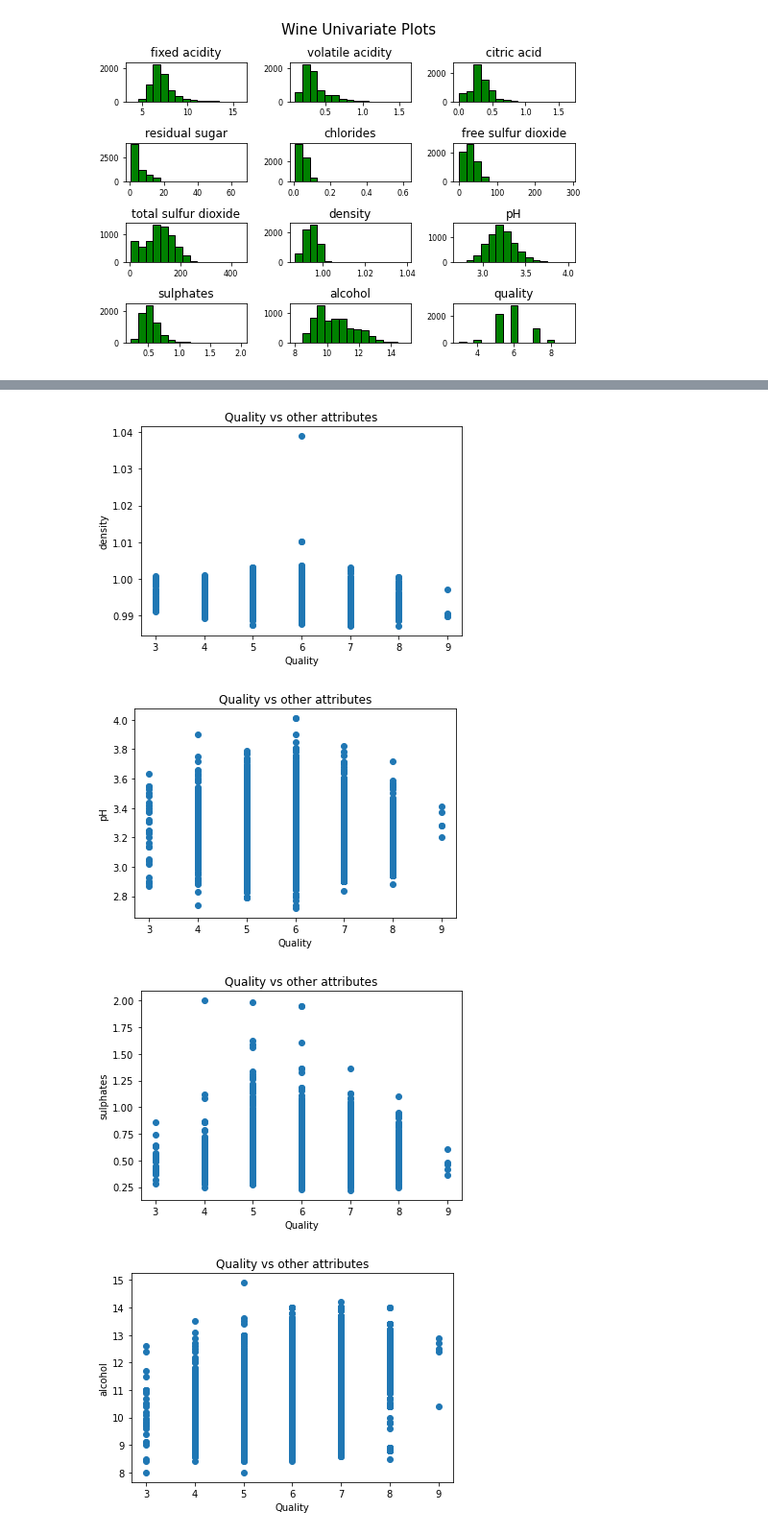
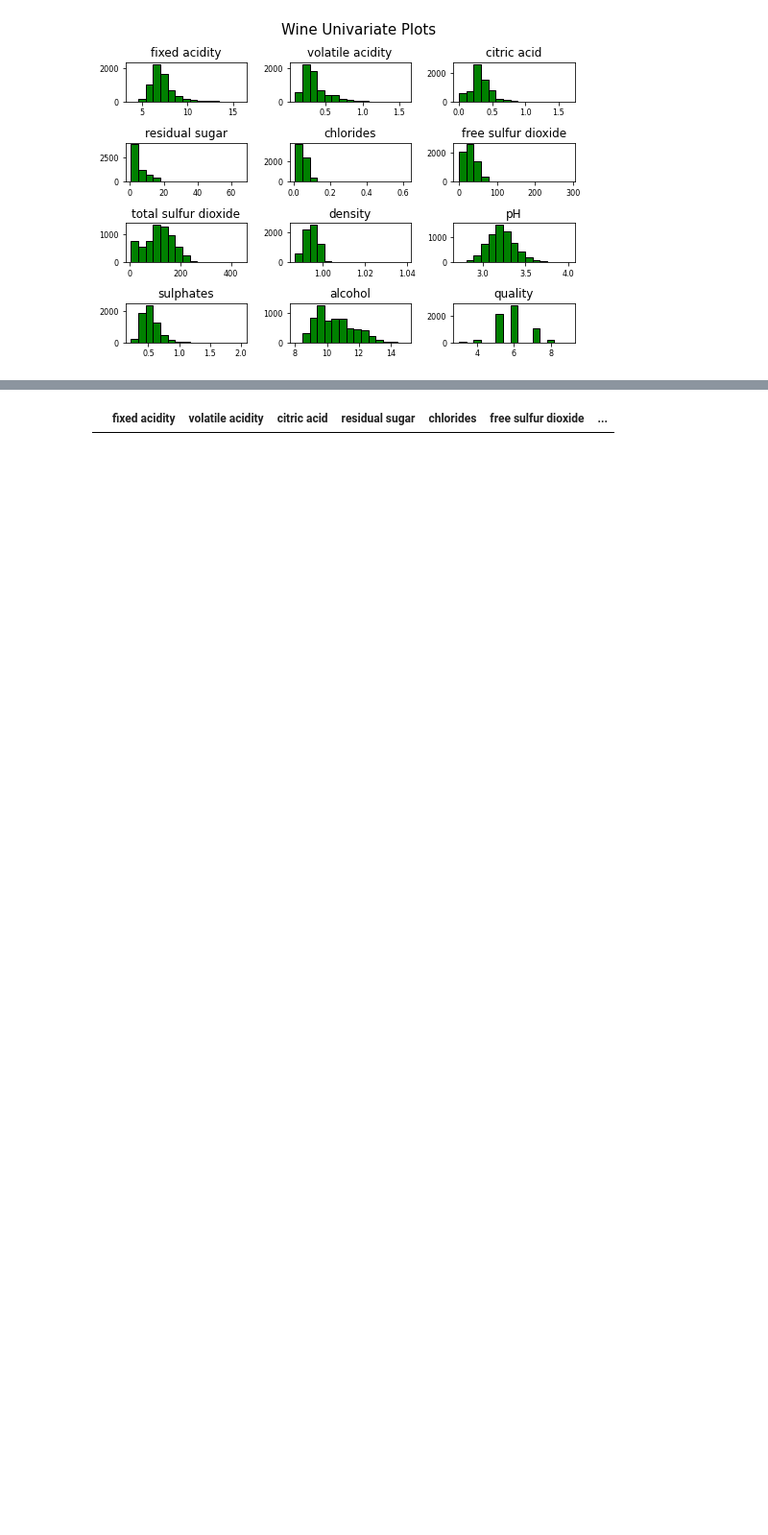
Before and after one commit to Jacopo-Spadon/Wine-not, a Jupyter notebook: Wine not data Wrangling.ipynb, the cells around one changed output, grey strips where cells are left out. Shown at 96% size. Cells and saved outputs as stored; diff of their text form; code cells hidden in the pictures; blank space fills up the shorter version.

```diff
--- a/Wine not data Wrangling.ipynb
+++ b/Wine not data Wrangling.ipynb
@@ -260,12 +259,19 @@ Text(239.2347826086957, 0.5, 'bollocks')
 [figure]
 # %%
-# workinprogress
+# Scarterplotinprogress
 
+q_low_df=wines[wines['quality_label'] == 'low']
+q_3=red_df[red_df['residual sugar'] == "7"]
 
-for column in wines.columns[0 : -3]:
-    plt.scatter(wines['quality'], wines[column])
-    plt.title('Quality vs other attributes')
-    plt.ylabel(column)
-    plt.xlabel('Quality')
-    plt.show()
+# q_medium_df=wines[wines['quality_label'] == 'medium']
+# q_high_df=wines[wines['quality_label'] == 'high']
+
+# for column in q3.columns[0:-3]:
+#     plt.scatter(q3['total sulfur dioxide'], q3[column])
+#     plt.title('SO2 vs other attributes')
+#     plt.ylabel(column)
+#     plt.xlabel('SO2')
+#     plt.show()
+
+q_3
 # %% [output]
@@ -279,4 +278 @@ for column in wines.columns[0 : -3]:
-[figure, removed]
-[figure, removed]
-[figure, removed]
-[figure, removed]
+|  | fixed acidity | volatile acidity | citric acid | residual sugar | chlorides | free sulfur dioxide | ... |
```
Also changed, not shown: parts of 4 cells of this notebook.
